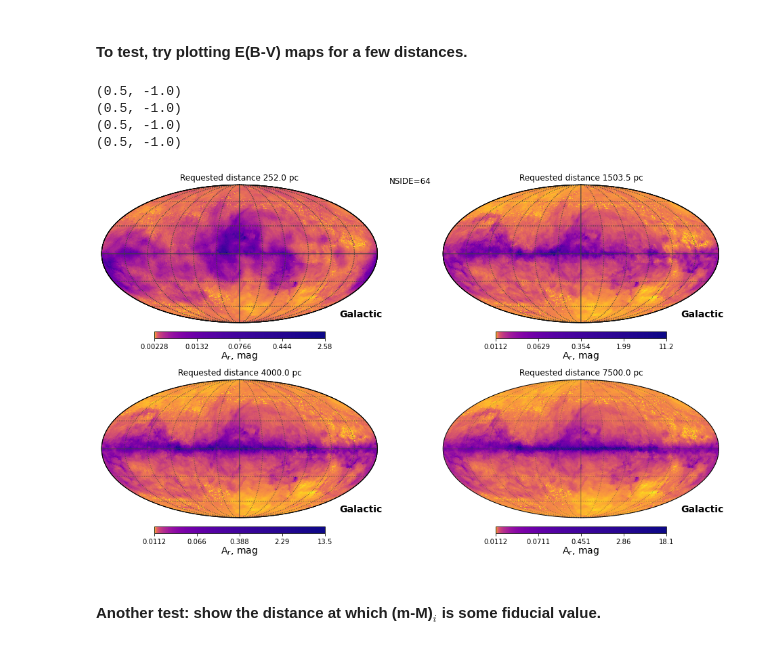
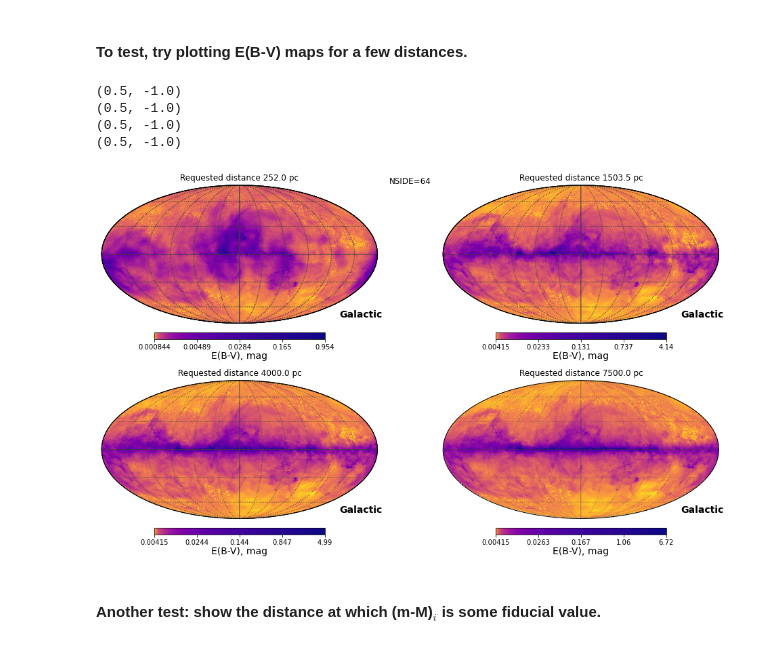
Before and after one commit to ebellm/rubinCadenceScratchWIC, a Jupyter notebook: jupyter/2021-04-06_tryExtinction3D.ipynb, the cells around one changed output. Cells and saved outputs as stored; diff of their text form; code cells hidden in the pictures.

```diff
--- a/jupyter/2021-04-06_tryExtinction3D.ipynb
+++ b/jupyter/2021-04-06_tryExtinction3D.ipynb
@@ -171,14 +171,15 @@ print(pathReddening, os.access(pathReddening, os.R_OK))
 merged_ebv3d_nside64.fits True
 # %% [markdown]
 #### To test, try plotting E(B-V) maps for a few distances. ####
-# %%
-readExtinction.testReadExt(-99, pathMap=pathReddening)
-# %% [output]
-(0.5, -1.0)
-(0.5, -1.0)
-(0.5, -1.0)
-(0.5, -1.0)
-[figure, removed]
+# %%
+# (if "showExtn" is False, show E(B-V). Otherwise show extinction at supplied filter)
+readExtinction.testReadExt(False, pathMap=pathReddening)
+# %% [output]
+(0.5, -1.0)
+(0.5, -1.0)
+(0.5, -1.0)
+(0.5, -1.0)
+[figure, added]
 # %% [markdown]
 #### Another test: show the distance at which (m-M)$_i$ is some fiducial value. ####
 # %%
```
Also changed, not shown: parts of 1 cell of this notebook, 1 other file.
